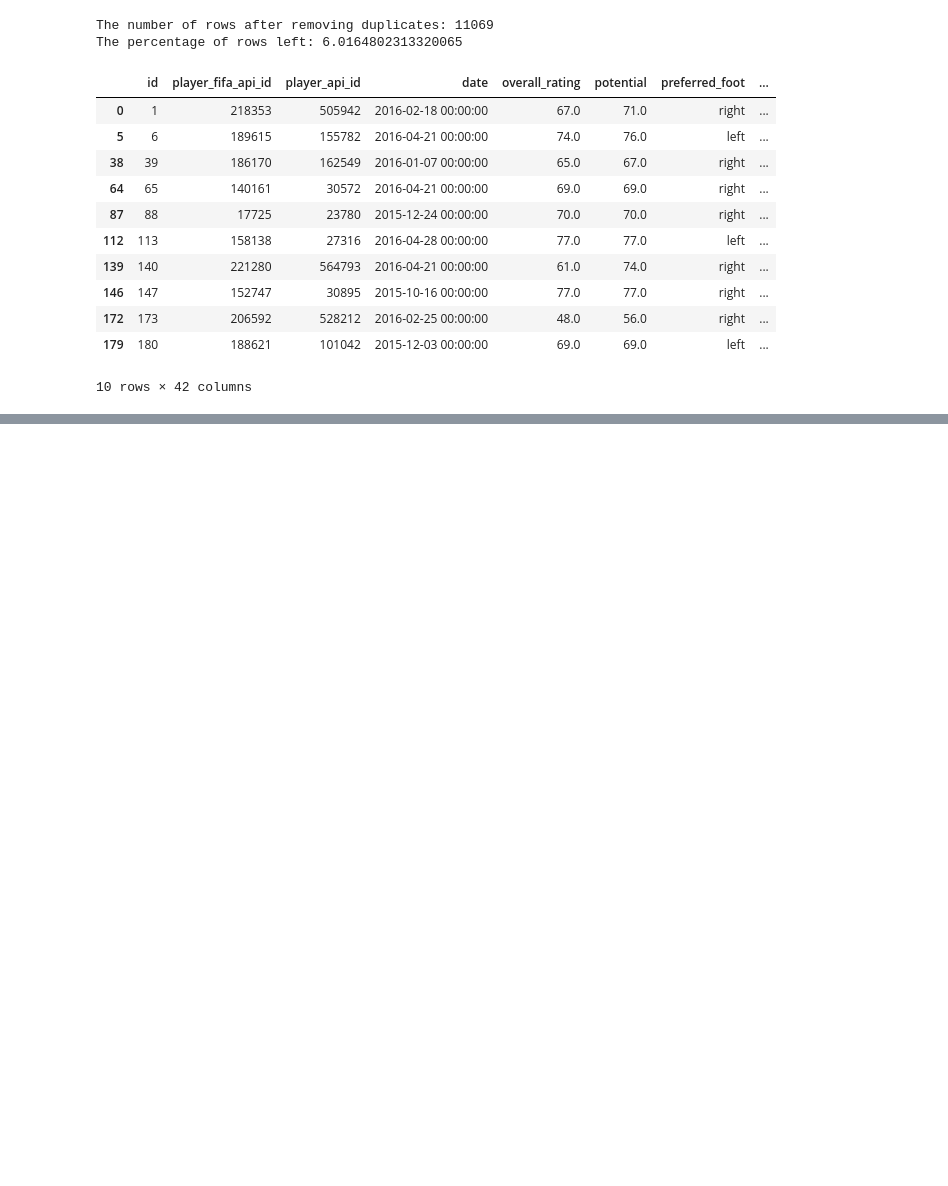
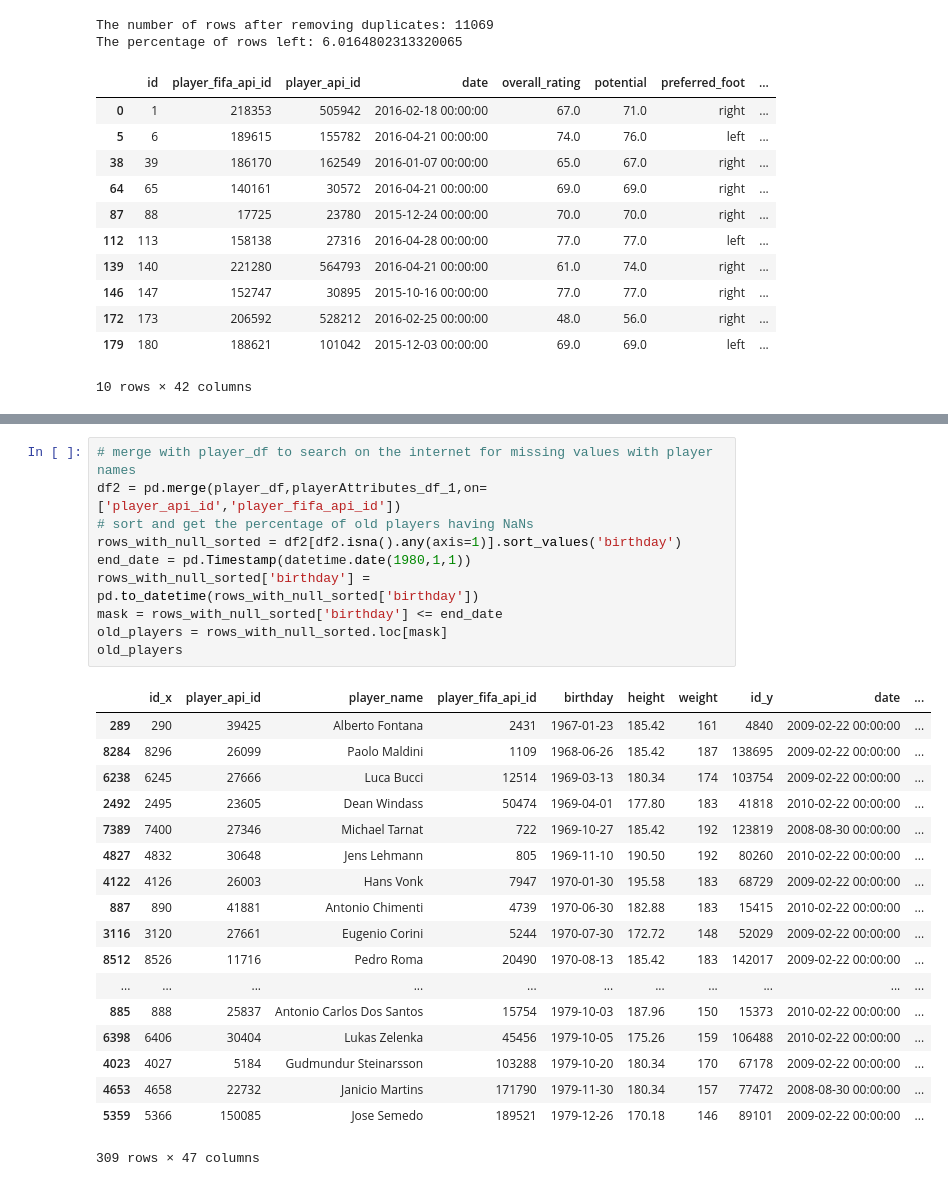
Before and after one commit to AmgadAshraf/EuropeanSoccer, a Jupyter notebook: ProjectNotebook.ipynb, the cells around one changed output, grey strips where cells are left out. Cells and saved outputs as stored; diff of their text form; blank space fills up the shorter version.

Commit message:
finished data tidying and cleaning for Player Attributes

```diff
--- a/ProjectNotebook.ipynb
+++ b/ProjectNotebook.ipynb
@@ -200,0 +206,29 @@ dtype: int64
+# %%
+# merge with player_df to search on the internet for missing values with player names
+df2 = pd.merge(player_df,playerAttributes_df_1,on=['player_api_id','player_fifa_api_id'])
+# sort and get the percentage of old players having NaNs
+rows_with_null_sorted = df2[df2.isna().any(axis=1)].sort_values('birthday')
+end_date = pd.Timestamp(datetime.date(1980,1,1))
+rows_with_null_sorted['birthday'] = pd.to_datetime(rows_with_null_sorted['birthday'])
+mask = rows_with_null_sorted['birthday'] <= end_date
+old_players = rows_with_null_sorted.loc[mask]
+old_players
+# %% [output]
+|  | id_x | player_api_id | player_name | player_fifa_api_id | birthday | height | weight | id_y | date | ... |
+| 289 | 290 | 39425 | Alberto Fontana | 2431 | 1967-01-23 | 185.42 | 161 | 4840 | 2009-02-22 00:00:00 | ... |
+| 8284 | 8296 | 26099 | Paolo Maldini | 1109 | 1968-06-26 | 185.42 | 187 | 138695 | 2009-02-22 00:00:00 | ... |
+| 6238 | 6245 | 27666 | Luca Bucci | 12514 | 1969-03-13 | 180.34 | 174 | 103754 | 2009-02-22 00:00:00 | ... |
+| 2492 | 2495 | 23605 | Dean Windass | 50474 | 1969-04-01 | 177.80 | 183 | 41818 | 2010-02-22 00:00:00 | ... |
+| 7389 | 7400 | 27346 | Michael Tarnat | 722 | 1969-10-27 | 185.42 | 192 | 123819 | 2008-08-30 00:00:00 | ... |
+| 4827 | 4832 | 30648 | Jens Lehmann | 805 | 1969-11-10 | 190.50 | 192 | 80260 | 2010-02-22 00:00:00 | ... |
+| 4122 | 4126 | 26003 | Hans Vonk | 7947 | 1970-01-30 | 195.58 | 183 | 68729 | 2009-02-22 00:00:00 | ... |
+| 887 | 890 | 41881 | Antonio Chimenti | 4739 | 1970-06-30 | 182.88 | 183 | 15415 | 2010-02-22 00:00:00 | ... |
+| 3116 | 3120 | 27661 | Eugenio Corini | 5244 | 1970-07-30 | 172.72 | 148 | 52029 | 2009-02-22 00:00:00 | ... |
+| 8512 | 8526 | 11716 | Pedro Roma | 20490 | 1970-08-13 | 185.42 | 183 | 142017 | 2009-02-22 00:00:00 | ... |
+| ... | ... | ... | ... | ... | ... | ... | ... | ... | ... | ... |
+| 885 | 888 | 25837 | Antonio Carlos Dos Santos | 15754 | 1979-10-03 | 187.96 | 150 | 15373 | 2010-02-22 00:00:00 | ... |
+| 6398 | 6406 | 30404 | Lukas Zelenka | 45456 | 1979-10-05 | 175.26 | 159 | 106488 | 2010-02-22 00:00:00 | ... |
+| 4023 | 4027 | 5184 | Gudmundur Steinarsson | 103288 | 1979-10-20 | 180.34 | 170 | 67178 | 2009-02-22 00:00:00 | ... |
+| 4653 | 4658 | 22732 | Janicio Martins | 171790 | 1979-11-30 | 180.34 | 157 | 77472 | 2008-08-30 00:00:00 | ... |
+| 5359 | 5366 | 150085 | Jose Semedo | 189521 | 1979-12-26 | 170.18 | 146 | 89101 | 2009-02-22 00:00:00 | ... |
+309 rows × 47 columns
```
Also changed, not shown: parts of 7 cells of this notebook.
